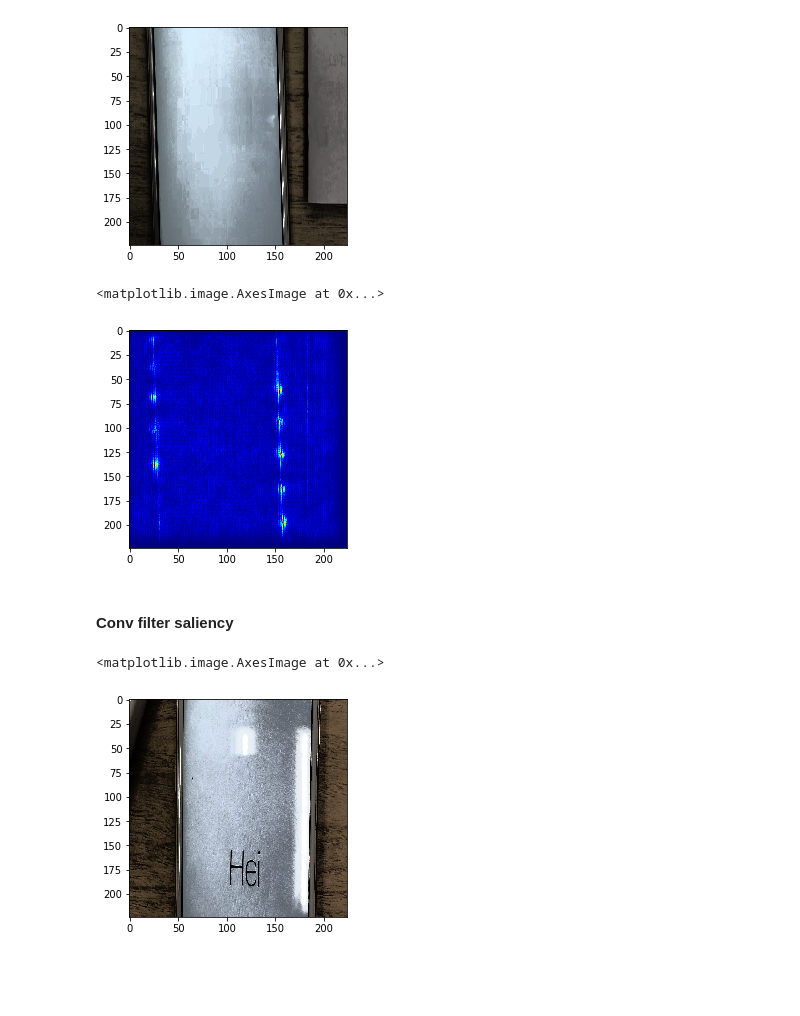
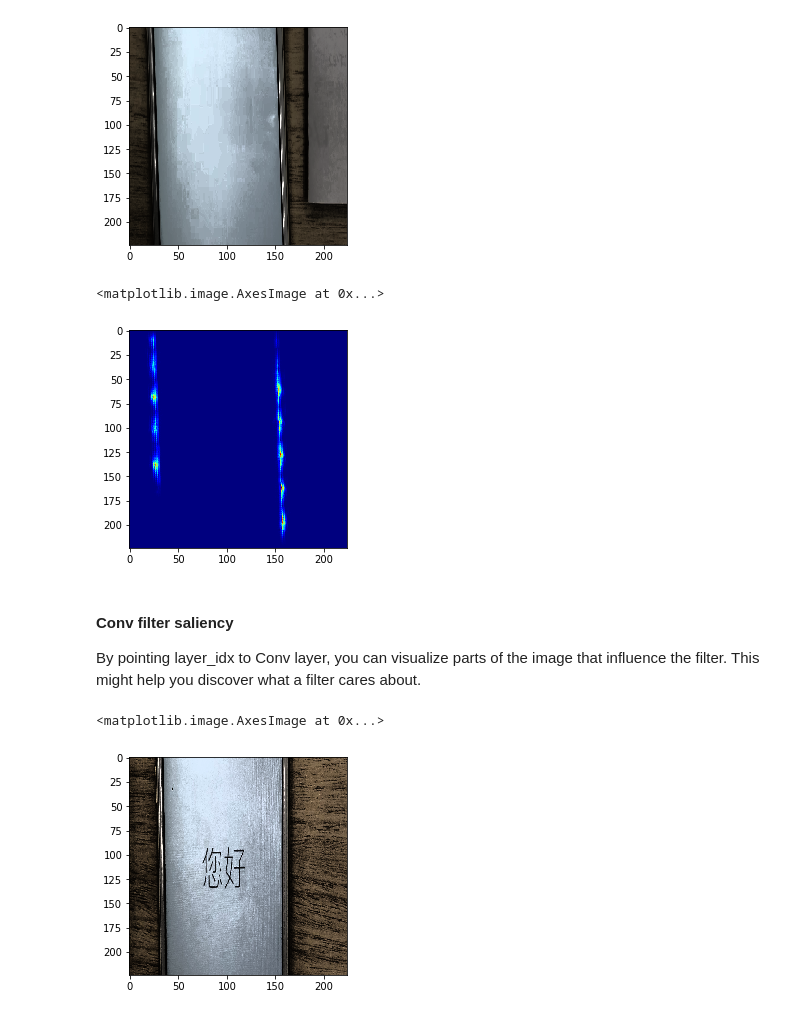
Before and after one commit to yueying-teng/Hello_IMG_classification, a Jupyter notebook: saliency_map.ipynb, the cells around one changed output. Saved outputs shown, nothing was run; the diff lists cells and outputs as text; code cells hidden in the pictures; blank space fills up the shorter version.

```diff
--- a/saliency_map.ipynb
+++ b/saliency_map.ipynb
@@ -122,21 +136,23 @@ plt.imshow(no_hello[idx])
 # %%
 
 class_idx = [0, 1]
-grads = visualize_saliency(model, layer_idx, filter_indices = class_idx, backprop_modifier = 'relu', seed_input = no_hello[idx])
+grads = visualize_saliency(model, layer_idx, filter_indices = class_idx, backprop_modifier = 'guided', seed_input = no_hello[idx])
 # Plot with 'jet' colormap to visualize as a heatmap.
 plt.imshow(grads, cmap='jet')
 # %% [output]
 <matplotlib.image.AxesImage at 0x...>
-[figure, old version]
+[figure, new version]
-# %% [markdown]
-#### Conv filter saliency
+# %% [markdown]
+#### Conv filter saliency
+
+By pointing layer_idx to Conv layer, you can visualize parts of the image that influence the filter. This might help you discover what a filter cares about.
 # %%
-idx = 67
+idx = 3
 
 plt.imshow(hello[idx])
 # %% [output]
 <matplotlib.image.AxesImage at 0x...>
-[figure, old version]
+[figure, new version]
 # %%
 # plot filter saliency of all conv layer
 
```
Also changed, not shown: parts of 13 cells of this notebook.
